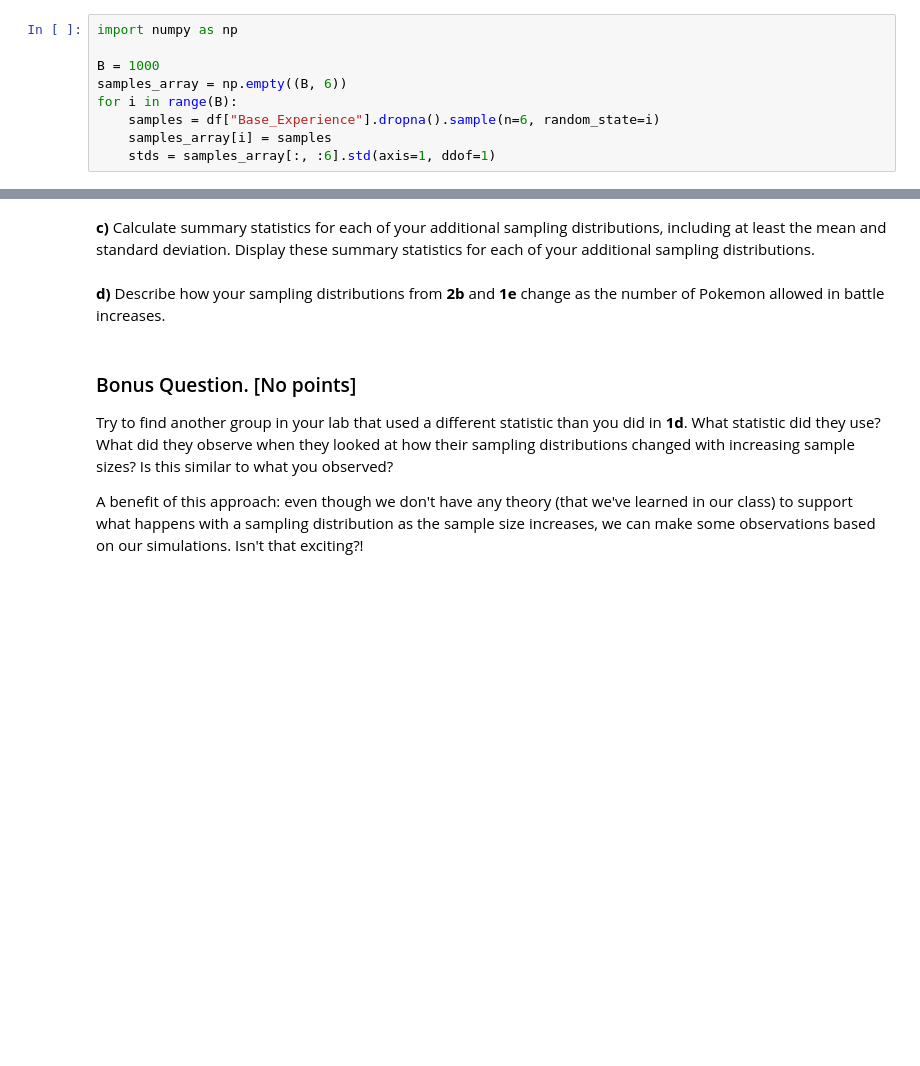
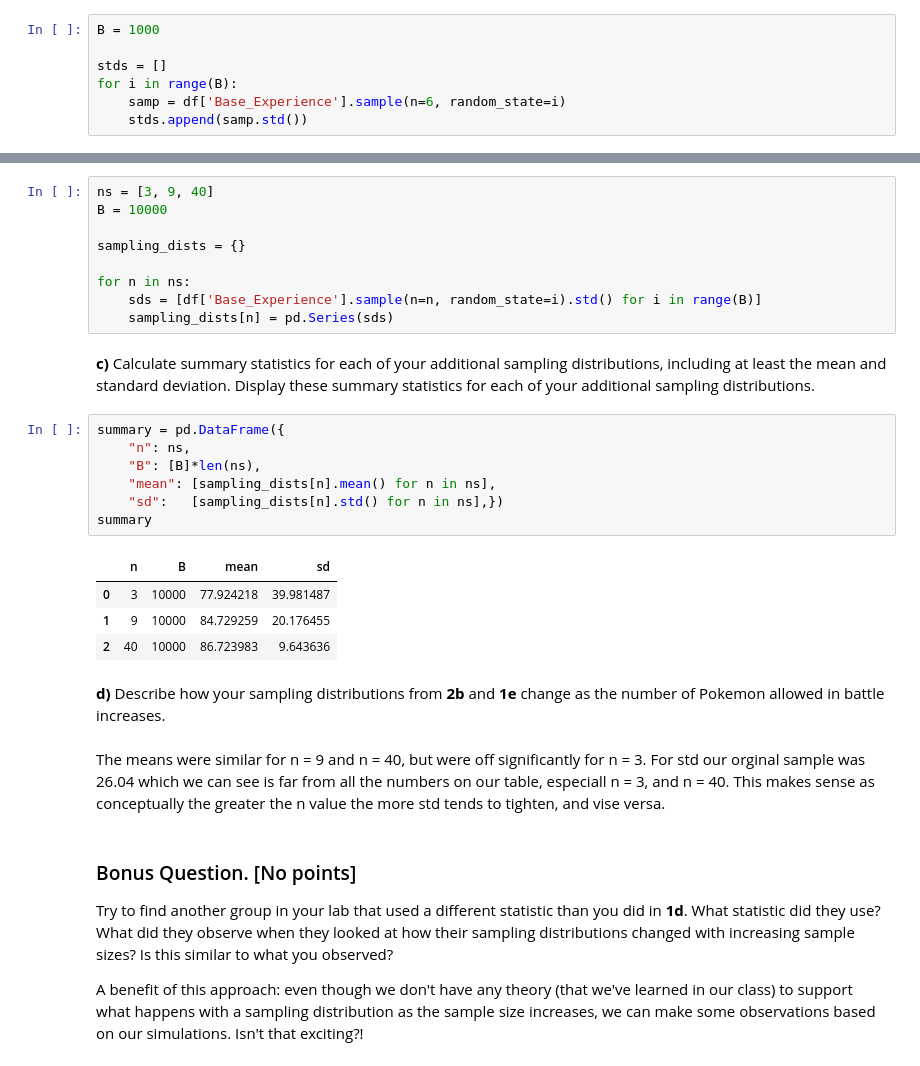
Before and after one commit to MatthewMandhyan/Stat207_clone, a Jupyter notebook: lab_05/lab_05.ipynb, the cells around one changed output, grey strips where cells are left out. Drawn from its saved outputs; the diff is of its cells as text; blank space fills up the shorter version.

```diff
--- a/lab_05/lab_05.ipynb
+++ b/lab_05/lab_05.ipynb
@@ -136,14 +136,12 @@ Name: Base_Experience, dtype: float64
 
 *Hint:* How many repetitions should you use?  This question is vague and allows you to select a number.  Be sure that you use *enough* so that your distribution doesn't look substantially different if you change/increase the number of repetitions.
 # %%
-import numpy as np
+B = 1000
 
-B = 1000
-samples_array = np.empty((B, 6))
+stds = []
 for i in range(B):
-    samples = df["Base_Experience"].dropna().sample(n=6, random_state=i)
-    samples_array[i] = samples
-    stds = samples_array[:, :6].std(axis=1, ddof=1)
+    samp = df['Base_Experience'].sample(n=6, random_state=i)
+    stds.append(samp.std())
 # %% [markdown]
 **f)** Generate a histogram and describe the distribution for your sampling distribution from **1e**.
 # %%
@@ -177,9 +177,32 @@ These different sample sizes represent different numbers of Pokemon that can be
 # %% [markdown]
 **b)** Repeat the process from **1e** (generating the sampling distribution) for the 3 sample sizes for Pokemon to be allowed in battle that you selected in **2a**.
+# %%
+ns = [3, 9, 40]
+B = 10000
+
+sampling_dists = {}
+
+for n in ns:
+    sds = [df['Base_Experience'].sample(n=n, random_state=i).std() for i in range(B)]
+    sampling_dists[n] = pd.Series(sds)
 # %% [markdown]
 **c)** Calculate summary statistics for each of your additional sampling distributions, including at least the mean and standard deviation.  Display these summary statistics for each of your additional sampling distributions.
+# %%
+summary = pd.DataFrame({
+    "n": ns,
+    "B": [B]*len(ns),
+    "mean": [sampling_dists[n].mean() for n in ns],
+    "sd":   [sampling_dists[n].std() for n in ns],})
+summary
+# %% [output]
+|  | n | B | mean | sd |
+| 0 | 3 | 10000 | 77.924218 | 39.981487 |
+| 1 | 9 | 10000 | 84.729259 | 20.176455 |
+| 2 | 40 | 10000 | 86.723983 | 9.643636 |
 # %% [markdown]
 **d)** Describe how your sampling distributions from **2b** and **1e** change as the number of Pokemon allowed in battle increases.
+# %% [markdown]
+The means were similar for n = 9 and n = 40, but were off significantly for n = 3. For std our orginal sample was 26.04 which we can see is far from all the numbers on our table, especiall n = 3, and n = 40. This makes sense as conceptually the greater the n value the more std tends to tighten, and vise versa.
 # %% [markdown]
 ### Bonus Question. [No points]
 
```
Also changed, not shown: parts of 1 cell of this notebook.
